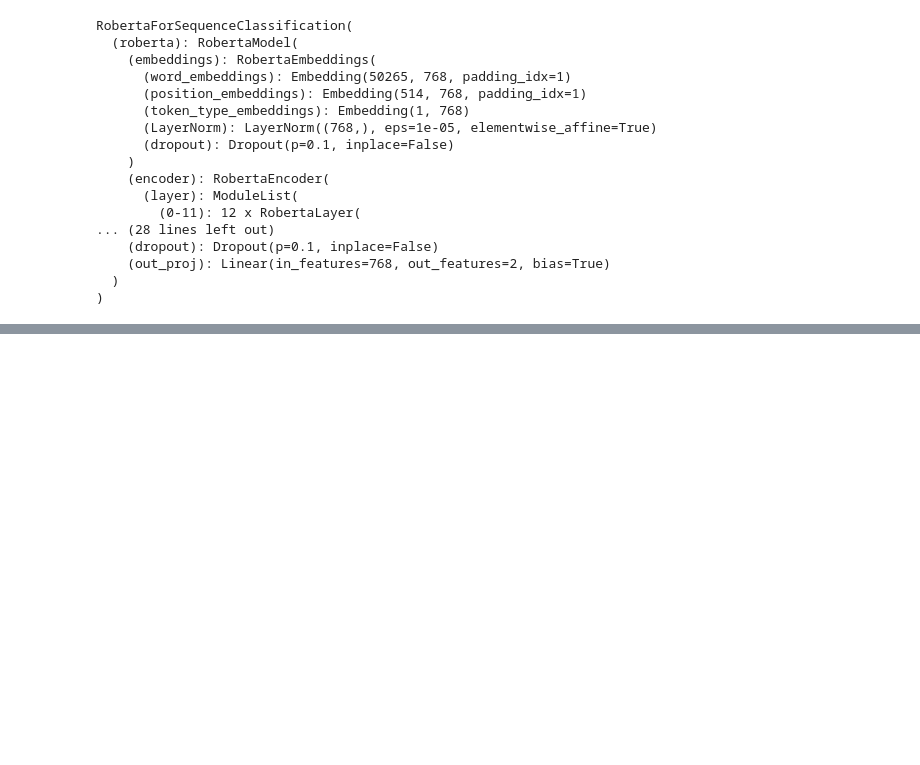
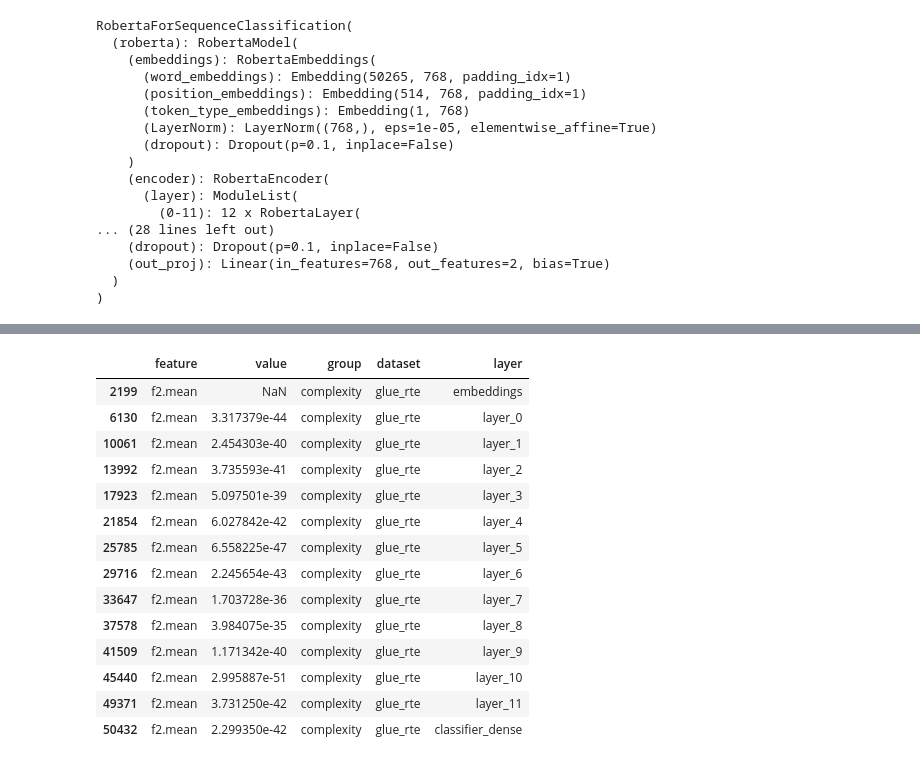
Before and after one commit to DouglasBergamim/unstructured-data-metafeatures, a Jupyter notebook: Notebooks/features_by_layers.ipynb, the cells around one changed output, grey strips where cells are left out. Saved outputs shown, nothing was run; the diff lists cells and outputs as text; code cells hidden in the pictures; blank space fills up the shorter version.

```diff
--- a/Notebooks/features_by_layers.ipynb
+++ b/Notebooks/features_by_layers.ipynb
@@ -33,0 +161,27 @@ AttributeError: 'RobertaForSequenceClassification' object has no attribute 'embe
+# %%
+# Uses the convenience function to extract + summarize from a single layer
+target_layer = roberta_model.classifier.dense
+
+# Use stratified subset if available; else small slice for speed
+dataset_for_cls = rte_dataset  # use entire dataset
+
+meta_cls = fe.extract_metafeatures_for_layer(
+    layer=target_layer,
+    dataset=dataset_for_cls,
+    tokenize_fn=tokenize_rte_longest,
+    batch_size=8,
+    max_length=128,
+    device="auto",
+    pooling="cls",
+    groups="all",
+    summaries=None,
+    random_state=42,
+    dataset_name="glue_rte",
+)
+meta_cls["layer"] = "classifier_dense"
+
+combined_meta = pd.concat([meta_df, meta_cls], ignore_index=True)
+out_csv_combined = "/home/dods/matrix/IC/Notebooks/roberta_layers_metafeatures.csv"
+combined_meta.to_csv(out_csv_combined, index=False)
+print("Saved combined meta-features to:", out_csv_combined)
+combined_meta.head()
@@ -33,0 +275,18 @@ AttributeError: 'RobertaForSequenceClassification' object has no attribute 'embe
+# %%
+combined_meta[combined_meta["feature"] == "f2.mean"]
+# %% [output]
+|  | feature | value | group | dataset | layer |
+| 2199 | f2.mean | NaN | complexity | glue_rte | embeddings |
+| 6130 | f2.mean | 3.317379e-44 | complexity | glue_rte | layer_0 |
+| 10061 | f2.mean | 2.454303e-40 | complexity | glue_rte | layer_1 |
+| 13992 | f2.mean | 3.735593e-41 | complexity | glue_rte | layer_2 |
+| 17923 | f2.mean | 5.097501e-39 | complexity | glue_rte | layer_3 |
+| 21854 | f2.mean | 6.027842e-42 | complexity | glue_rte | layer_4 |
+| 25785 | f2.mean | 6.558225e-47 | complexity | glue_rte | layer_5 |
+| 29716 | f2.mean | 2.245654e-43 | complexity | glue_rte | layer_6 |
+| 33647 | f2.mean | 1.703728e-36 | complexity | glue_rte | layer_7 |
+| 37578 | f2.mean | 3.984075e-35 | complexity | glue_rte | layer_8 |
+| 41509 | f2.mean | 1.171342e-40 | complexity | glue_rte | layer_9 |
+| 45440 | f2.mean | 2.995887e-51 | complexity | glue_rte | layer_10 |
+| 49371 | f2.mean | 3.731250e-42 | complexity | glue_rte | layer_11 |
+| 50432 | f2.mean | 2.299350e-42 | complexity | glue_rte | classifier_dense |
```
Also changed, not shown: parts of 16 cells of this notebook, 4 other files.
